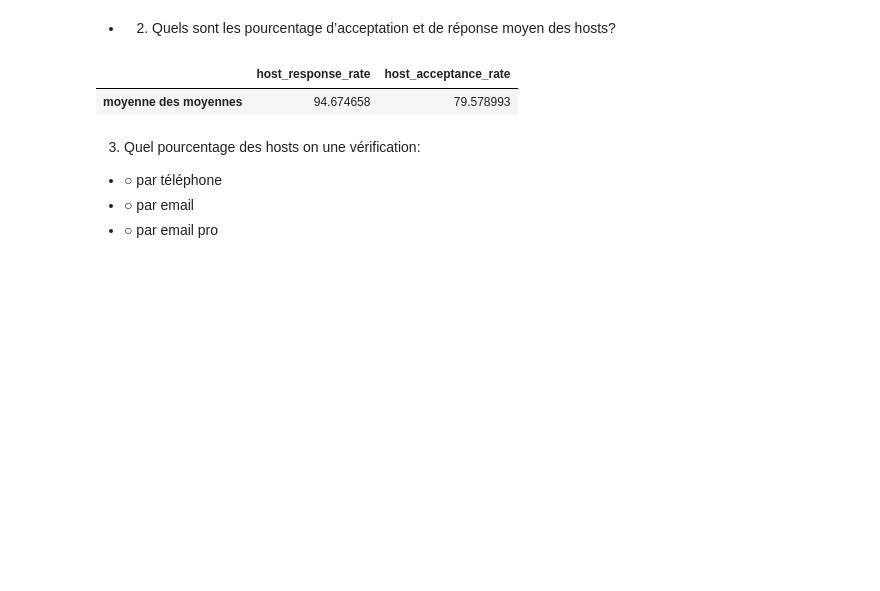
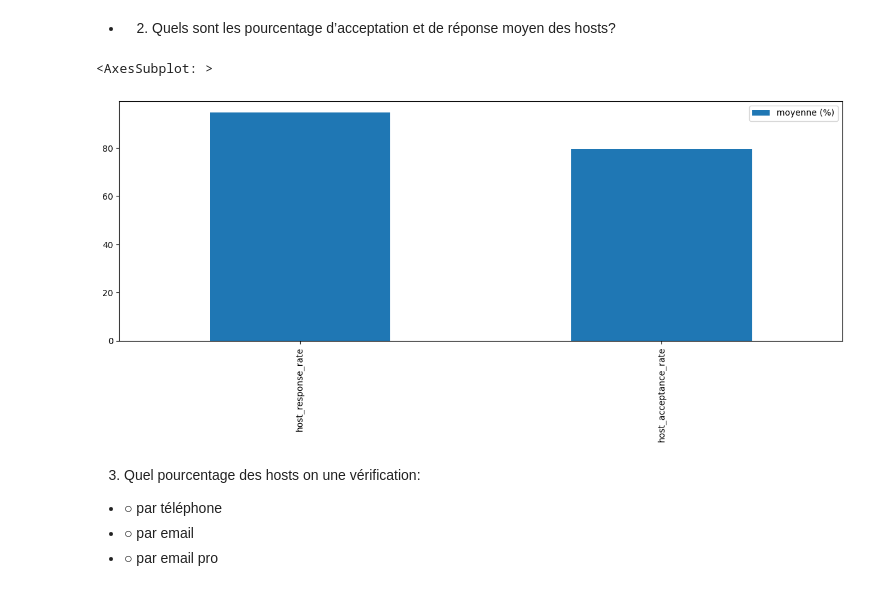
Before and after one commit to DonzerHD/Pandas-Env-Visuel, a Jupyter notebook: Pandas/TD_Pandas.ipynb, the cells around one changed output. Drawn from its saved outputs; the diff is of its cells as text; code cells hidden in the pictures; blank space fills up the shorter version.

```diff
--- a/Pandas/TD_Pandas.ipynb
+++ b/Pandas/TD_Pandas.ipynb
@@ -42,12 +27,12 @@ reviews
 # %%
 df[['host_response_rate', 'host_acceptance_rate']] = df[['host_response_rate', 'host_acceptance_rate']].replace('%', '' , regex=True ).astype(float)
 moyennes = df[['host_response_rate', 'host_acceptance_rate']].mean()
-moyennes = moyennes.rename(index='moyenne des moyennes')
+moyennes = moyennes.rename(index='moyenne (%)')
 moyennes = moyennes.to_frame().T
-moyennes
+moyennes.plot(kind='bar', figsize=(15, 5))
 # %% [output]
-|  | host_response_rate | host_acceptance_rate |
-| moyenne des moyennes | 94.674658 | 79.578993 |
+<AxesSubplot: >
+[figure, added]
 # %% [markdown]
 3. Quel pourcentage des hosts on une vérification:
 - ○ par téléphone
```
Also changed, not shown: parts of 11 cells of this notebook.
